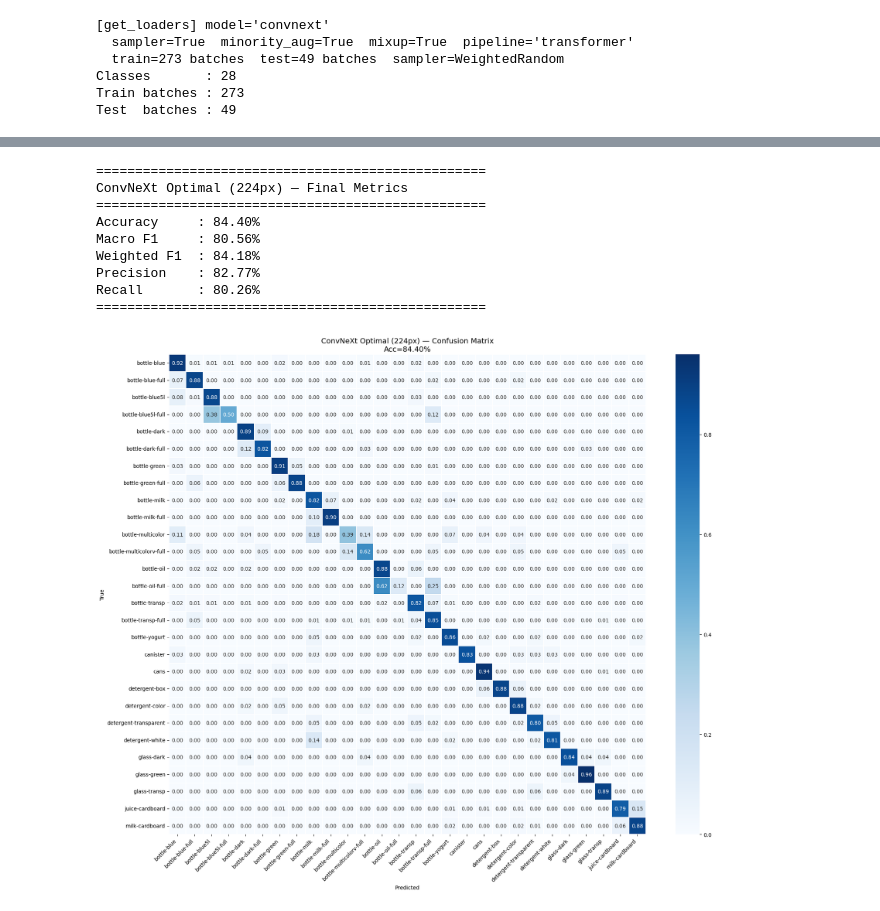
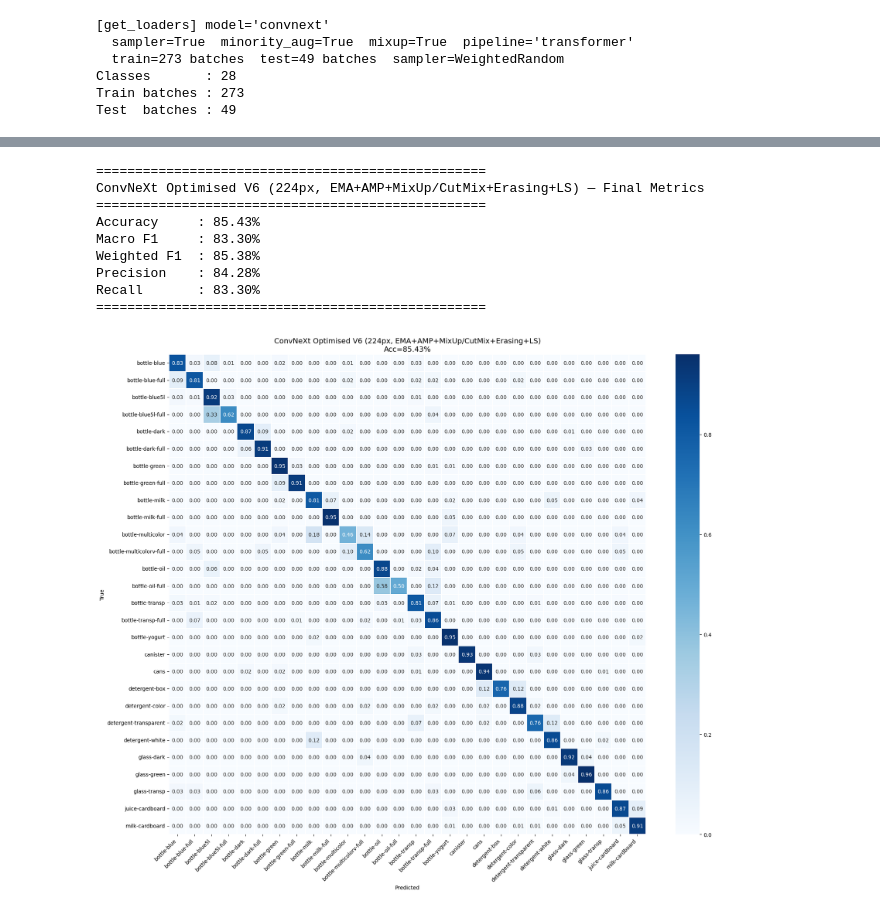
Before and after one commit to elmehdiziate/Waste-Classification, a Jupyter notebook: Notebook/ConvNeXT_Optimised.ipynb, the cells around one changed output, grey strips where cells are left out. Drawn from its saved outputs; the diff is of its cells as text; code cells hidden in the pictures.

```diff
--- a/Notebook/ConvNeXT_Optimised.ipynb
+++ b/Notebook/ConvNeXT_Optimised.ipynb
@@ -249,8 +359,14 @@ plt.show()
 # %%
-WEIGHTS_PATH = root / "Models/weights/convnext_optimal_224.pth"
+# %% 9 — Final Evaluation + Confusion Matrix
+model = ConvNeXT_OptimisedV2(
+    num_classes     = NUM_CLASSES,
+    dropout         = DROPOUT,
+    head_depth      = HEAD_DEPTH,
+    freeze_backbone = False,
+).to(DEVICE)
 
-model.load_state_dict(torch.load(WEIGHTS_PATH, map_location=DEVICE))
-model.to(DEVICE)
+state = torch.load(WEIGHTS_PATH, map_location=DEVICE)
+model.load_state_dict(state)
 model.eval()
 
 all_preds, all_labels = [], []
@@ -264,49 +380,52 @@ with torch.no_grad():
 y_pred = np.array(all_preds)
 y_true = np.array(all_labels)
 
-acc  = (y_pred == y_true).mean() * 100
-macro_f1   = f1_score(y_true, y_pred, average="macro") * 100
+acc         = (y_pred == y_true).mean() * 100
+macro_f1    = f1_score(y_true, y_pred, average="macro") * 100
 weighted_f1 = f1_score(y_true, y_pred, average="weighted") * 100
-prec = precision_score(y_true, y_pred, average="macro") * 100
-rec  = recall_score(y_true, y_pred, average="macro") * 100
+prec        = precision_score(y_true, y_pred, average="macro") * 100
+rec         = recall_score(y_true, y_pred, average="macro") * 100
 
 print("="*50)
-print("ConvNeXt Optimal (224px) — Final Metrics")
+print("ConvNeXt Optimised V6 (224px, EMA+AMP+MixUp/CutMix+Erasing+LS) — Final Metrics")
 print("="*50)
 print(f"Accuracy     : {acc:.2f}%")
 print(f"Macro F1     : {macro_f1:.2f}%")
 print(f"Weighted F1  : {weighted_f1:.2f}%")
 print(f"Precision    : {prec:.2f}%")
 print(f"Recall       : {rec:.2f}%")
 print("="*50)
 
 cm = confusion_matrix(y_true, y_pred)
 cm_norm = cm.astype(float) / cm.sum(axis=1, keepdims=True)
 
 fig, ax = plt.subplots(figsize=(18, 15))
 sns.heatmap(
     cm_norm,
     annot=True,
     fmt=".2f",
     cmap="Blues",
     xticklabels=CLASS_NAMES,
     yticklabels=CLASS_NAMES,
-    linewidths=0.3
+    linewidths=0.3,
 )
-ax.set_title(f"ConvNeXt Optimal (224px) — Confusion Matrix\nAcc={acc:.2f}%", fontsize=14)
+ax.set_title(
+    f"ConvNeXt Optimised V6 (224px, EMA+AMP+MixUp/CutMix+Erasing+LS)\nAcc={acc:.2f}%",
+    fontsize=14,
+)
 ax.set_xlabel("Predicted")
 ax.set_ylabel("True")
 plt.xticks(rotation=45, ha="right")
 plt.tight_layout()
 plt.show()
 # %% [output]
 ==================================================
-ConvNeXt Optimal (224px) — Final Metrics
+ConvNeXt Optimised V6 (224px, EMA+AMP+MixUp/CutMix+Erasing+LS) — Final Metrics
 ==================================================
-Accuracy     : 84.40%
-Macro F1     : 80.56%
-Weighted F1  : 84.18%
-Precision    : 82.77%
-Recall       : 80.26%
+Accuracy     : 85.43%
+Macro F1     : 83.30%
+Weighted F1  : 85.38%
+Precision    : 84.28%
+Recall       : 83.30%
 ==================================================
-[figure, old version]
+[figure, new version]
```
Also changed, not shown: parts of 21 cells of this notebook, 3 other files.
